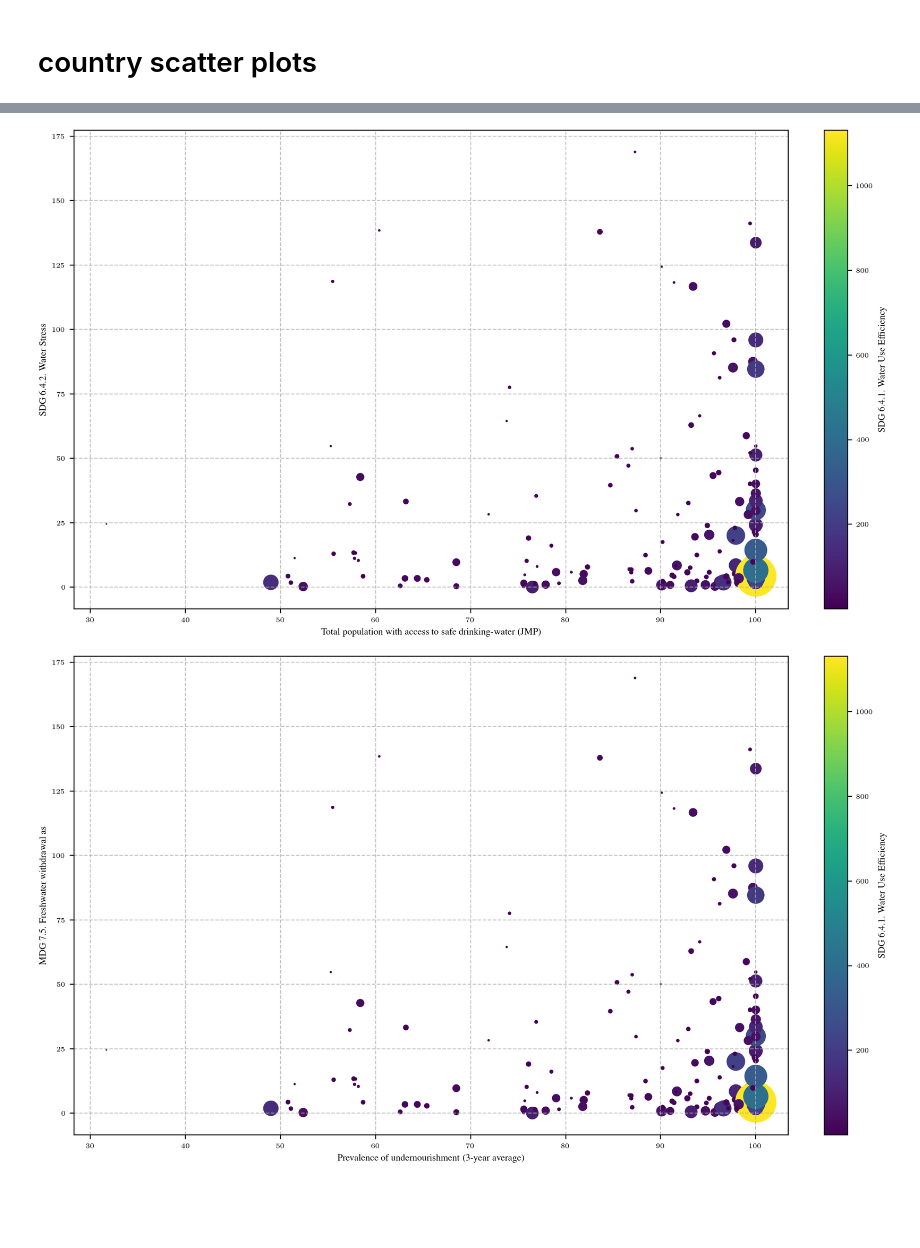
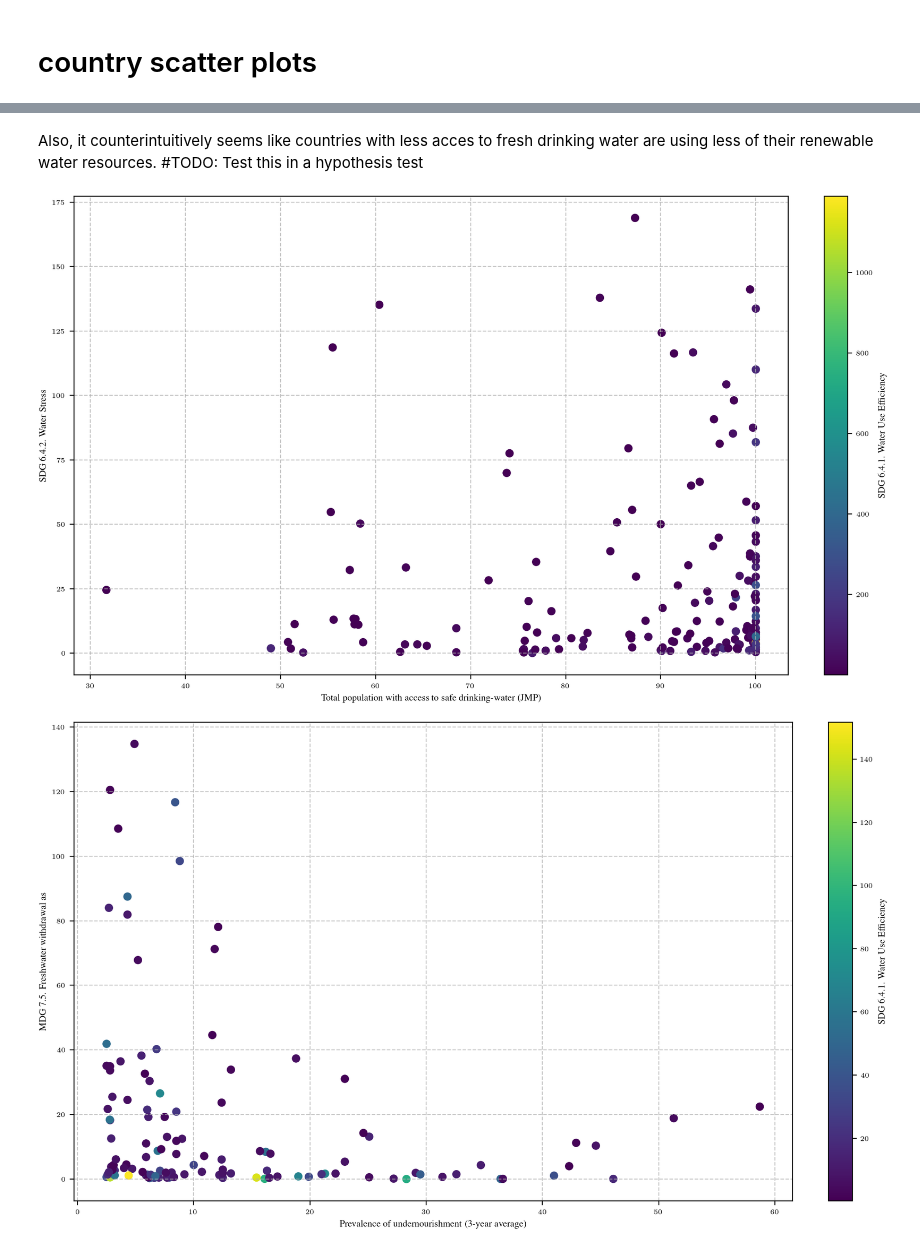
Before and after one commit to am9zZWY/team-aqua, a Jupyter notebook: exp/exp_scatterplot.ipynb, the cells around one changed output, grey strips where cells are left out. Saved outputs shown, nothing was run; the diff lists cells and outputs as text; code cells hidden in the pictures; blank space fills up the shorter version.

Commit message:
Scatterplot: Fix size and add examples

```diff
--- a/exp/exp_scatterplot.ipynb
+++ b/exp/exp_scatterplot.ipynb
@@ -51,7 +51,7 @@ def scatterplot(variables, year, sizes=True):
     data = data[~data['Country'].isin(countries_to_exclude)]
     data = data.dropna()
 
-    # Create a 2D scatter plot
+    # Create a scatter plot
     plt.figure(figsize=(10, 6))
 
     # Assuming relevant_vars is a list of relevant column names
@@ -70,7 +70,11 @@ def scatterplot(variables, year, sizes=True):
         countries.append(country)
 
     # Call plt.scatter once outside the loop
-    plt.scatter(x_values, y_values, color_values, c=color_values, cmap='viridis', label=countries)
+    if sizes:
+        plt.scatter(x_values, y_values, color_values, c=color_values, cmap='viridis', label=countries)
+    else:
+        plt.scatter(x_values, y_values, c=color_values, cmap='viridis', label=countries)
+
     #plt.text(x_values, y_values, countries, fontsize=6, ha='right')
 
     # Add labels and title
@@ -98,17 +103,20 @@ scatterplot(i, 2018)
+# %% [markdown]
+Also, it counterintuitively seems like countries with less acces to fresh drinking water are using less of their renewable water resources.
+#TODO: Test this in a hypothesis test
 # %%
 relevant_vars = ['Total population with access to safe drinking-water (JMP)',
                  'SDG 6.4.2. Water Stress',
                  'SDG 6.4.1. Water Use Efficiency']
 
-scatterplot(i, 2018)
+scatterplot(relevant_vars, 2020, False)
 # %% [output]
-[figure, old version]
+[figure, new version]
 # %%
 
 relevant_vars = ['Prevalence of undernourishment (3-year average)',
                  'MDG 7.5. Freshwater withdrawal as % of total renewable water resources',
                  'SDG 6.4.1. Water Use Efficiency']
 
-scatterplot(i, 2018)
+scatterplot(relevant_vars, 2018, False)
 # %% [output]
-[figure, old version]
+[figure, new version]
```
Also changed, not shown: parts of 6 cells of this notebook.
